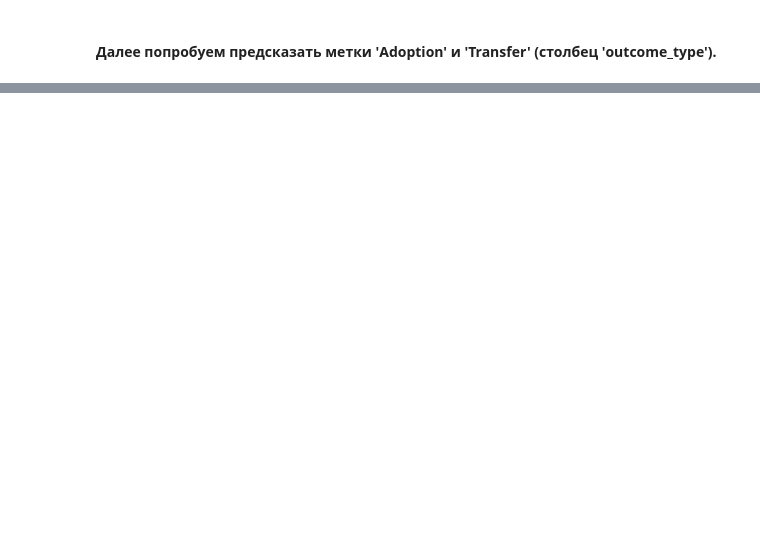
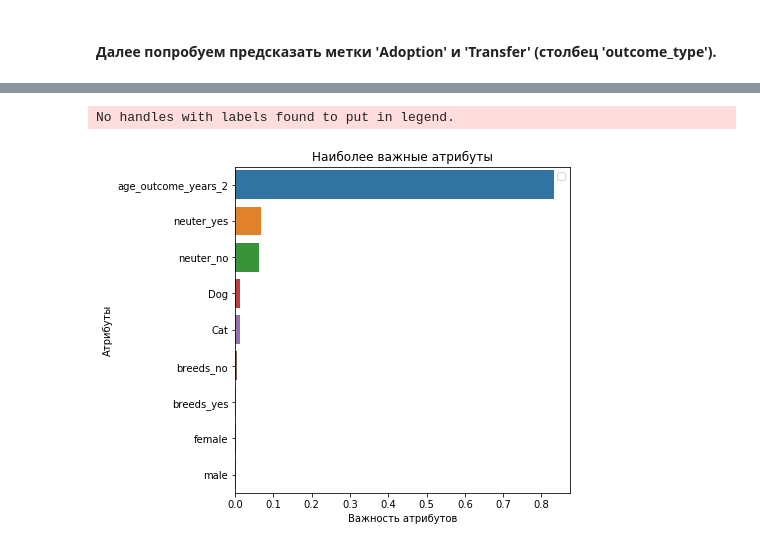
Before and after one commit to Natalya2383/python_basics_homework, a Jupyter notebook: 26_Feature Engineering_homework3/Homework3_FE.ipynb, the cells around one changed output, grey strips where cells are left out. Drawn from its saved outputs; the diff is of its cells as text; code cells hidden in the pictures; blank space fills up the shorter version.

```diff
--- a/26_Feature Engineering_homework3/Homework3_FE.ipynb
+++ b/26_Feature Engineering_homework3/Homework3_FE.ipynb
@@ -716,0 +740,3 @@ data_dc.head()
+# %%
+X = data_dc.drop(['outcome_type'], axis=1)
+y = data_dc['outcome_type']
@@ -716,0 +764,3 @@ data_dc.head()
+# %%
+from sklearn.model_selection import train_test_split
+X_train, X_test, y_train, y_test = train_test_split(X, y)
@@ -716,0 +769,5 @@ data_dc.head()
+# %%
+model=RandomForestClassifier(n_estimators=100)
+# %%
+# обучаем модель
+model.fit(X_train,y_train)
@@ -717 +797,18 @@ data_dc.head()
+# %%
+# Наиболее важные атрибуты для модели Random Forest
+headers = list(X_train.columns.values)
+
+feature_imp = pd.Series(model.feature_importances_,index=headers).sort_values(ascending=False)
+
+f, ax = plt.subplots(figsize=(6, 6))
+sns.barplot(x=feature_imp, y=feature_imp.index)
+
+plt.xlabel('Важность атрибутов')
+plt.ylabel('Атрибуты')
+plt.title("Наиболее важные атрибуты")
+plt.legend()
+plt.show()
+# %% [output]
+No handles with labels found to put in legend.
+[figure, added]
 # %%
```
Also changed, not shown: parts of 15 cells of this notebook.
